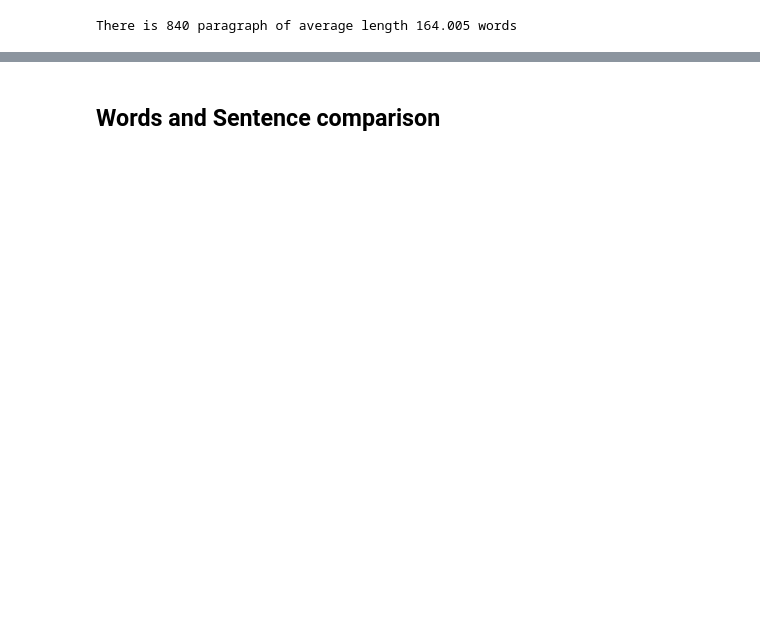
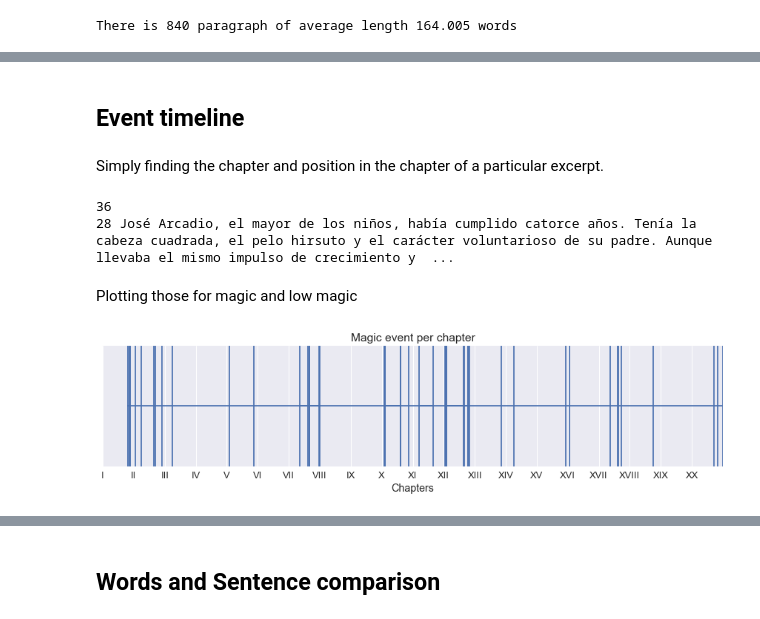
Before and after one commit to raphaelBarman/MagicalRealism, a Jupyter notebook: MagicalRealism.ipynb, the cells around one changed output, grey strips where cells are left out. Saved outputs shown, nothing was run; the diff lists cells and outputs as text; code cells hidden in the pictures; blank space fills up the shorter version.

```diff
--- a/MagicalRealism.ipynb
+++ b/MagicalRealism.ipynb
@@ -128,0 +246,43 @@ with open('paragraphs_tokenized.json', 'r', encoding='utf-8') as infile:
+# %% [markdown]
+## Event timeline
+# %% [markdown]
+Simply finding the chapter and position in the chapter of a particular excerpt.
+# %%
+def find_chapter(text, book):
+    for chapter, paragraphs in book:
+        for idx, paragraph in enumerate(paragraphs):
+            if text in paragraph:
+                return chapter, (idx+1)/len(paragraphs)
+    print(not_found)
+# %%
+magic_passages_location = []
+for t in magical_passages.tolist() + follow_up_passages:
+    magic_passages_location.append(find_chapter(t, cienanos))
+magic_passages_location = sorted(magic_passages_location, key=lambda x: int_from_roman_numeral(x[0]))
+magic_passages_location_int = list(map(lambda x: int_from_roman_numeral(x[0]) + x[1], magic_passages_location))
+
+low_magic_passages_location = []
+for t in low_magical_passages:
+    low_magic_passages_location.append(find_chapter(t, cienanos))
+low_magic_passages_location = sorted(low_magic_passages_location, key=lambda x: int_from_roman_numeral(x[0]))
+low_magic_passages_location_int = list(map(lambda x: int_from_roman_numeral(x[0]) + x[1], low_magic_passages_location))
+# %% [output]
+36
+28 José Arcadio, el mayor de los niños, había cumplido catorce años. Tenía la cabeza cuadrada, el pelo hirsuto y el carácter voluntarioso de su padre. Aunque llevaba el mismo impulso de crecimiento y  ...
+# %% [markdown]
+Plotting those for magic and low magic
+# %%
+plt.figure(figsize=(15,3))
+sns.set(font_scale=1.3)
+v_val=10.0
+h_val=20.0
+verts = list(zip([-1., 1., 1., -1.], [-1., -1., 1., -1.]))
+plt.errorbar(magic_passages_location_int, np.zeros(len(magic_passages_location_int)), yerr=10)
+plt.ylim(-10,10)
+plt.xlim(1, 21)
+plt.xticks(np.arange(1,21), [x[0] for x in cienanos]);
+plt.yticks([])
+plt.title('Magic event per chapter')
+plt.xlabel('Chapters');
+# %% [output]
+[figure, added]
```
Also changed, not shown: parts of 109 cells of this notebook.
